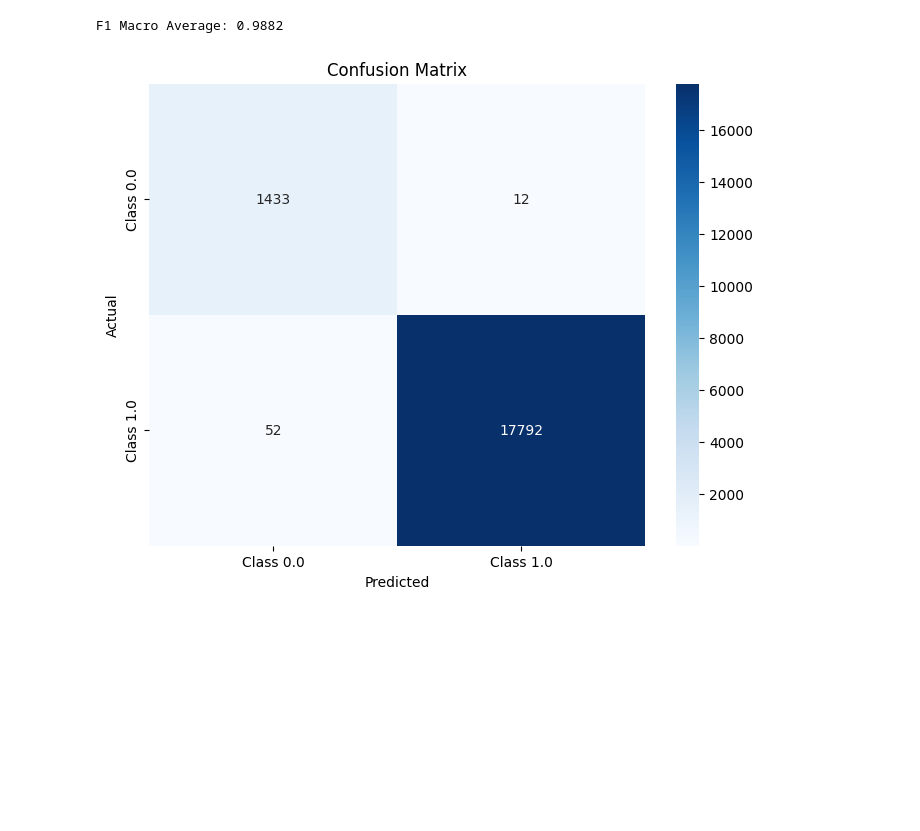
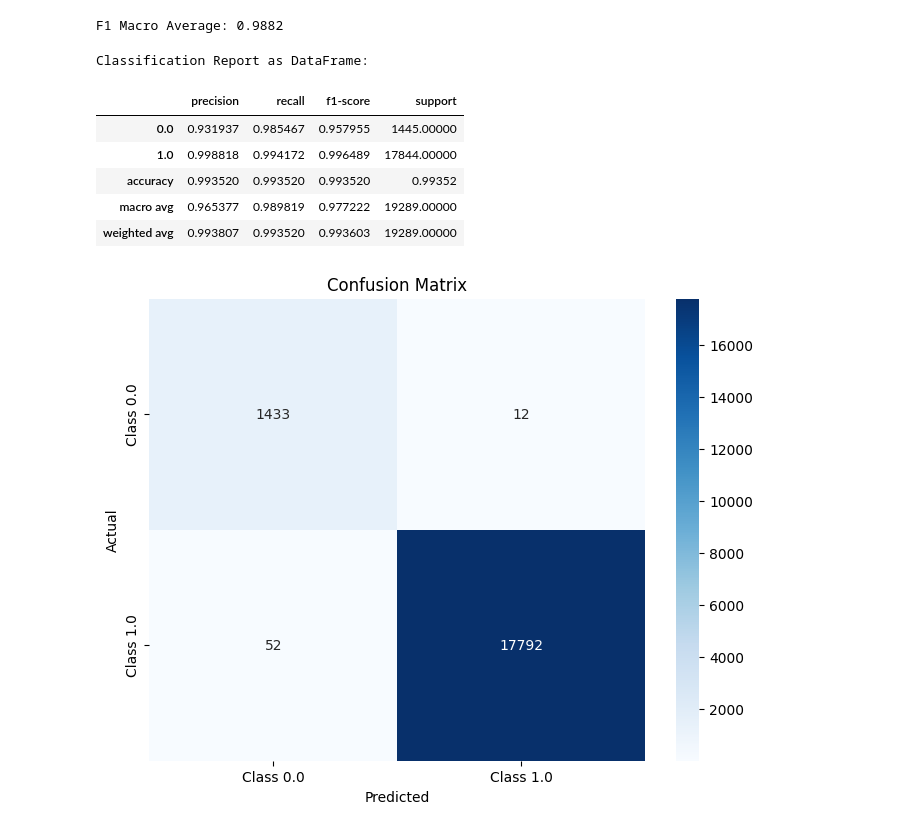
Before and after one commit to rickywijayaaa/Tubes2DAI, a Jupyter notebook: IF3070_DAI___Tugas_Besar_2_Notebook_Template.ipynb, the cells around one changed output. Saved outputs shown, nothing was run; the diff lists cells and outputs as text; code cells hidden in the pictures; blank space fills up the shorter version.

```diff
--- a/IF3070_DAI___Tugas_Besar_2_Notebook_Template.ipynb
+++ b/IF3070_DAI___Tugas_Besar_2_Notebook_Template.ipynb
@@ -929,23 +937,31 @@ print(f"F1 Macro Average: {f1_macro:.4f}")
 # %% [output]
 F1 Macro Average: 0.9882
 # %%
-from sklearn.neighbors import KNeighborsClassifier
-from sklearn.metrics import accuracy_score, classification_report, f1_score
-import numpy as np
+# from sklearn.neighbors import KNeighborsClassifier
+# from sklearn.metrics import accuracy_score, classification_report, f1_score
+# import numpy as np
 
-# Train the KNN model
-clf = KNeighborsClassifier(n_neighbors=5)
-clf.fit(X_train, y_train)
+# # Train the KNN model
+# clf = KNeighborsClassifier(n_neighbors=5)
+# clf.fit(X_train, y_train)
 
-# Make predictions
-preds = clf.predict(X_test)
+# # Make predictions
+# preds = clf.predict(X_test)
 
-report = classification_report(y_test, preds, output_dict=True)  # Gunakan `output_dict=True` untuk format dictionary
-report_df = pd.DataFrame(report).transpose()  # Konversi ke DataFrame untuk tampilan rapi
+# report = classification_report(y_test, preds, output_dict=True)  # Gunakan `output_dict=True` untuk format dictionary
+# report_df = pd.DataFrame(report).transpose()  # Konversi ke DataFrame untuk tampilan rapi
 
-# Menampilkan hasil dalam bentuk tabel
-print("\nClassification Report as DataFrame:")
-print(report_df)
+# # Menampilkan hasil dalam bentuk tabel
+# print("\nClassification Report as DataFrame:")
+# report_df
+# %% [output]
+Classification Report as DataFrame:
+|  | precision | recall | f1-score | support |
+| 0.0 | 0.931937 | 0.985467 | 0.957955 | 1445.00000 |
+| 1.0 | 0.998818 | 0.994172 | 0.996489 | 17844.00000 |
+| accuracy | 0.993520 | 0.993520 | 0.993520 | 0.99352 |
+| macro avg | 0.965377 | 0.989819 | 0.977222 | 19289.00000 |
+| weighted avg | 0.993807 | 0.993520 | 0.993603 | 19289.00000 |
 # %%
 from sklearn.metrics import accuracy_score, classification_report, f1_score, confusion_matrix
 conf_matrix = confusion_matrix(y_test, preds)
```
Also changed, not shown: parts of 2 cells of this notebook, 1 other file.
